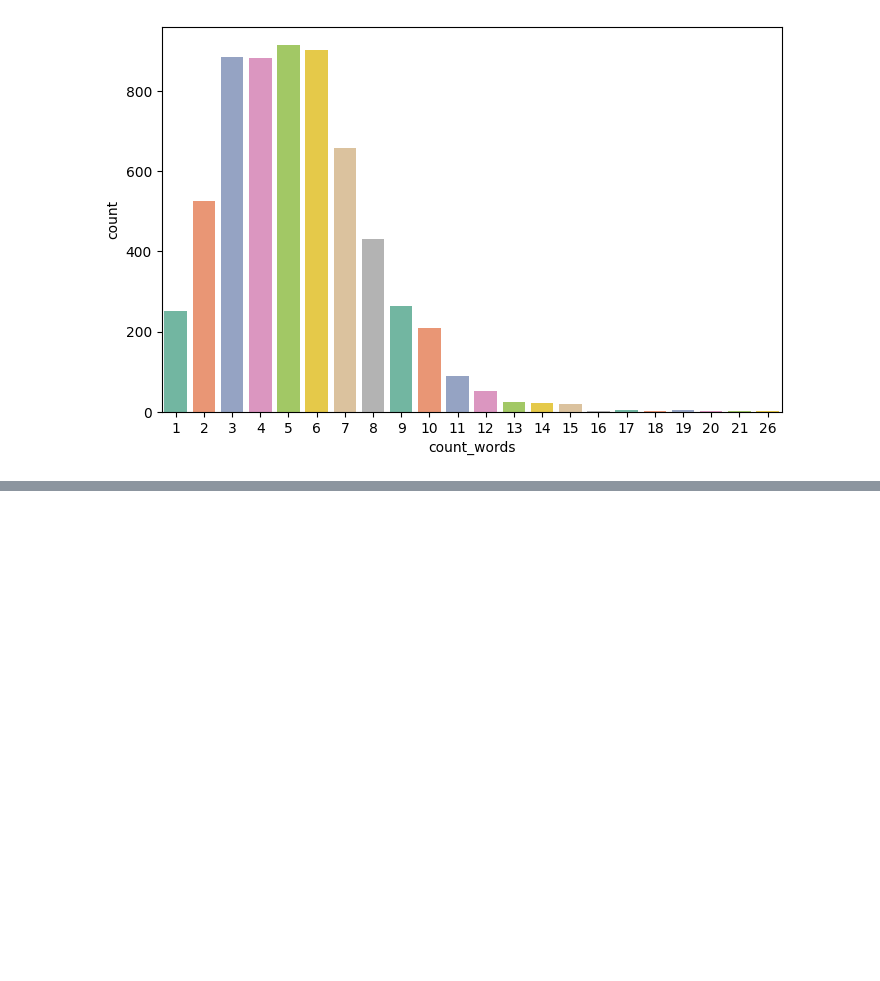
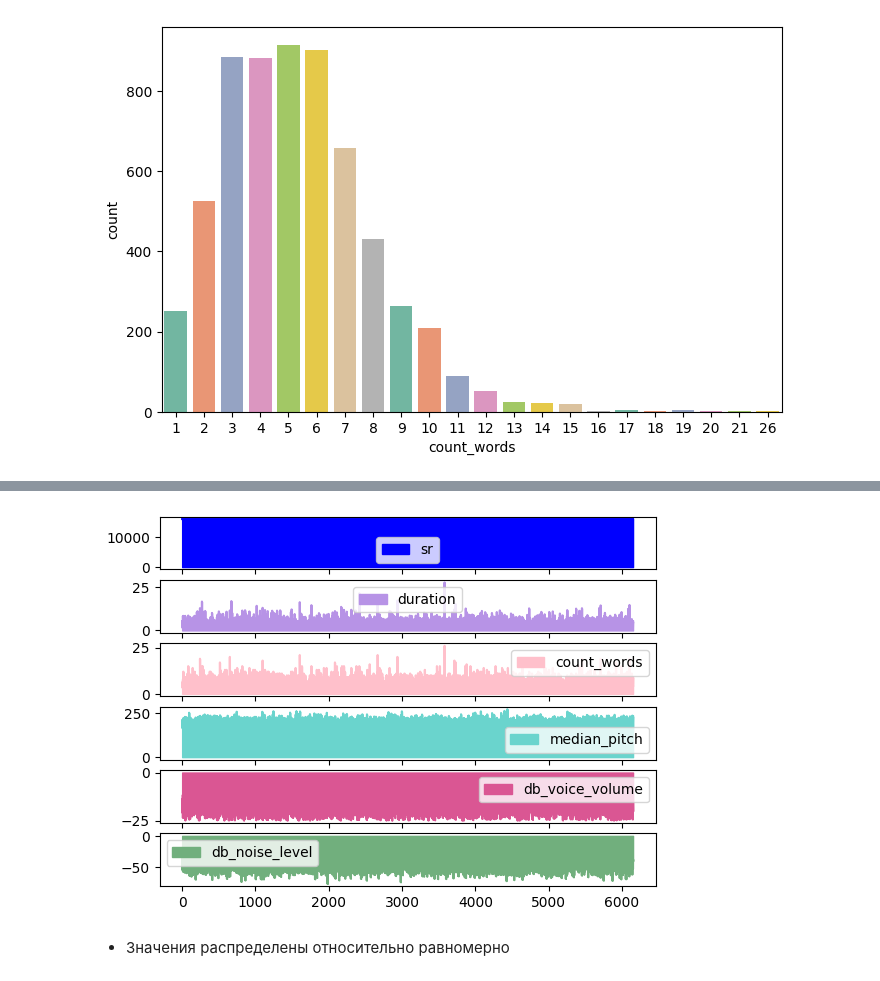
Before and after one commit to sollltit/tts1, a Jupyter notebook: Module_A/Module_A.ipynb, the cells around one changed output, grey strips where cells are left out. Drawn from its saved outputs; the diff is of its cells as text; code cells hidden in the pictures; blank space fills up the shorter version.

```diff
--- a/Module_A/Module_A.ipynb
+++ b/Module_A/Module_A.ipynb
@@ -1003,0 +992,2 @@ df_max_word_count[df_max_word_count['count_words'] > 15]
+# %%
+df_mad2 = df_mad[df_mad['count_words'] > 2]
@@ -1003,0 +1010,7 @@ df_max_word_count[df_max_word_count['count_words'] > 15]
+# %%
+df_mad2.plot(kind='area', subplots=True, color = ['blue','#B793E6', 'pink', '#6AD4CD', '#DA5693', '#71AF7D']) # график; метод выводит графики по всем колонкам с числовыми типами данных
+plt.show()
+# %% [output]
+[figure, added]
+# %% [markdown]
+* Значения распределены относительно равномерно
```
Also changed, not shown: parts of 6 cells of this notebook.
